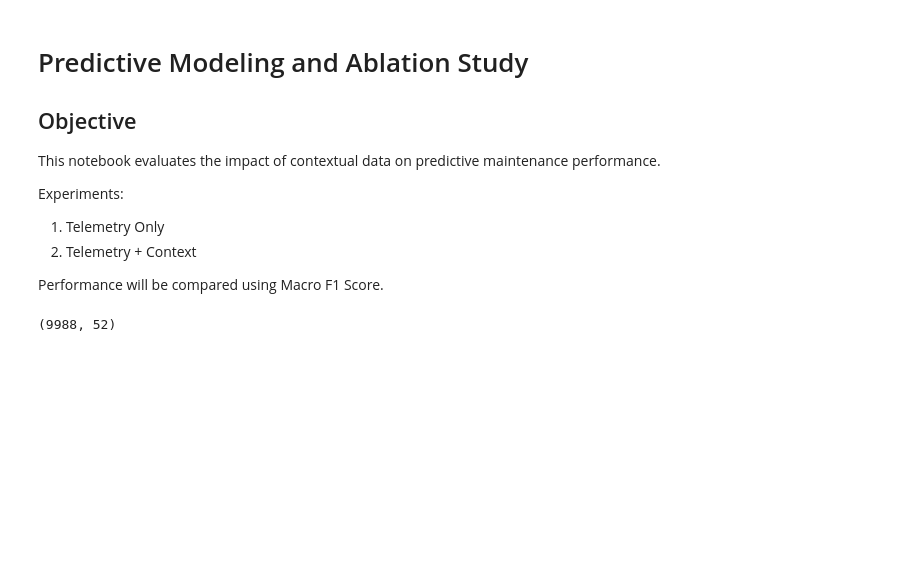
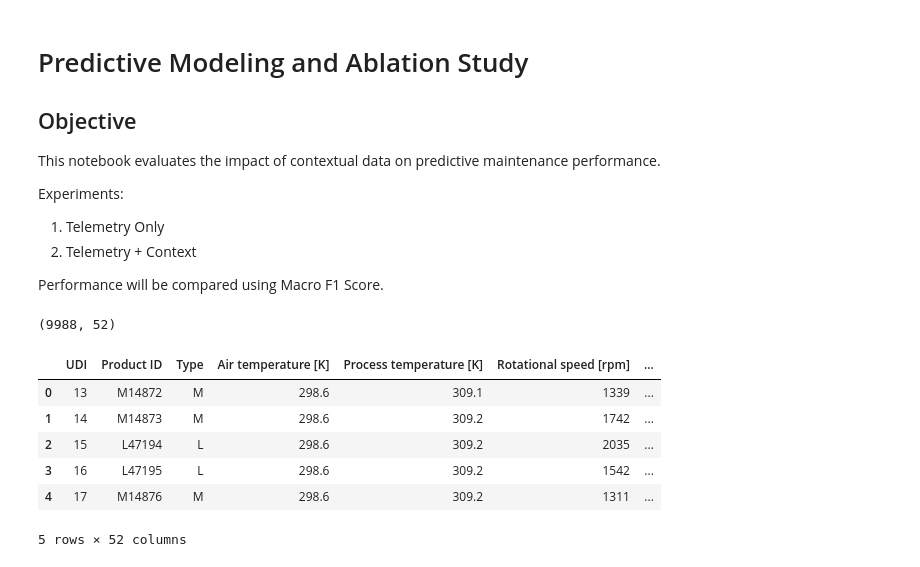
Before and after one commit to snpdsai/predictive-maintenance-contextual-ai, a Jupyter notebook: notebooks/03_modeling.ipynb, the cells around one changed output. Saved outputs shown, nothing was run; the diff lists cells and outputs as text; code cells hidden in the pictures; blank space fills up the shorter version.

```diff
--- a/notebooks/03_modeling.ipynb
+++ b/notebooks/03_modeling.ipynb
@@ -19,6 +24,15 @@ from sklearn.model_selection import train_test_split
 # %%
 df = pd.read_csv("../data/processed/context_fused_validated.csv")
 
 print(df.shape)
+
+df.head()
 # %% [output]
 (9988, 52)
+|  | UDI | Product ID | Type | Air temperature [K] | Process temperature [K] | Rotational speed [rpm] | ... |
+| 0 | 13 | M14872 | M | 298.6 | 309.1 | 1339 | ... |
+| 1 | 14 | M14873 | M | 298.6 | 309.2 | 1742 | ... |
+| 2 | 15 | L47194 | L | 298.6 | 309.2 | 2035 | ... |
+| 3 | 16 | L47195 | L | 298.6 | 309.2 | 1542 | ... |
+| 4 | 17 | M14876 | M | 298.6 | 309.2 | 1311 | ... |
+5 rows × 52 columns
```
Also changed, not shown: parts of 24 cells of this notebook, 3 other files.
